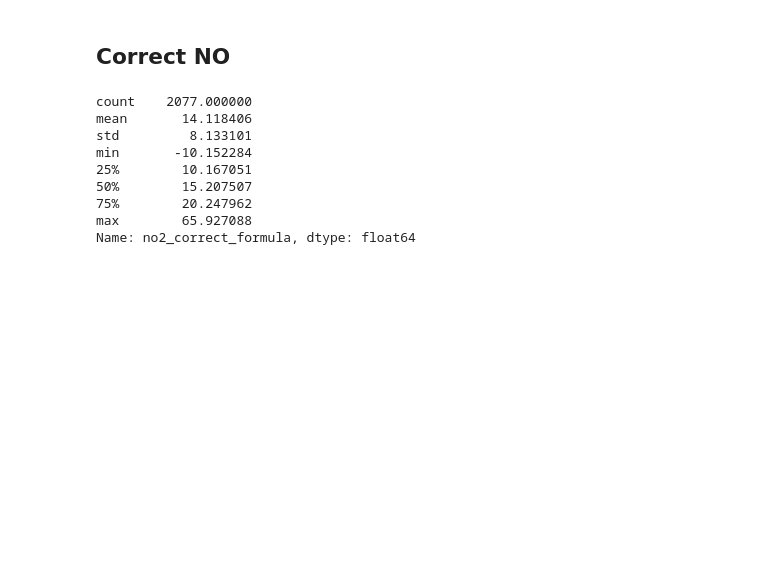
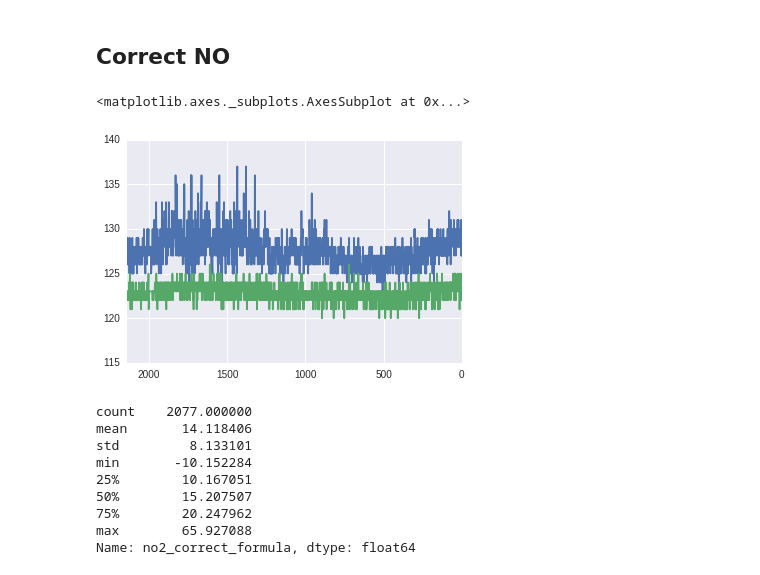
Before and after one commit to airpublic/climathon2016, a Jupyter notebook: correct_no2_co_formula.ipynb, the cells around one changed output. Cells and saved outputs as stored; diff of their text form; code cells hidden in the pictures; blank space fills up the shorter version.

```diff
--- a/correct_no2_co_formula.ipynb
+++ b/correct_no2_co_formula.ipynb
@@ -205,6 +214,15 @@ def correct_no2(NO2_working=None, NO2_aux=None, ppbNO2=None, temp_correction = +
     scaled_working = raw_NO2_working - NO2_WORKING_ELECTRODE_ELECTRONIC_ZERO_MV  - NO2_WORKING_ELECTRODE_SENSOR_ZERO_MV
 
     return  (scaled_working -  scaled_aux )/NO2_SENSITIVITY
+# %%
+df['raw_NO2_working'] = df[['no2_working','no2_aux','no2']].apply(lambda x: reverse_NO2(x.values[0], x.values[1], x.values[2])[0], axis=1)
+df['raw_NO2_aux'] = df[['no2_working','no2_aux','no2']].apply(lambda x: reverse_NO2(x.values[0], x.values[1], x.values[2])[1], axis=1)
+# %%
+df['raw_NO2_working'].plot()
+df['raw_NO2_aux'].plot()
+# %% [output]
+<matplotlib.axes._subplots.AxesSubplot at 0x...>
+[figure, added]
 # %%
 df['no2_correct_formula'] = df[['no2_working','no2_aux','no2']].apply(lambda x: correct_no2(x.values[0], x.values[1], x.values[2]), axis=1)
 df.no2_correct_formula.describe()
```
Also changed, not shown: parts of 2 cells of this notebook.
